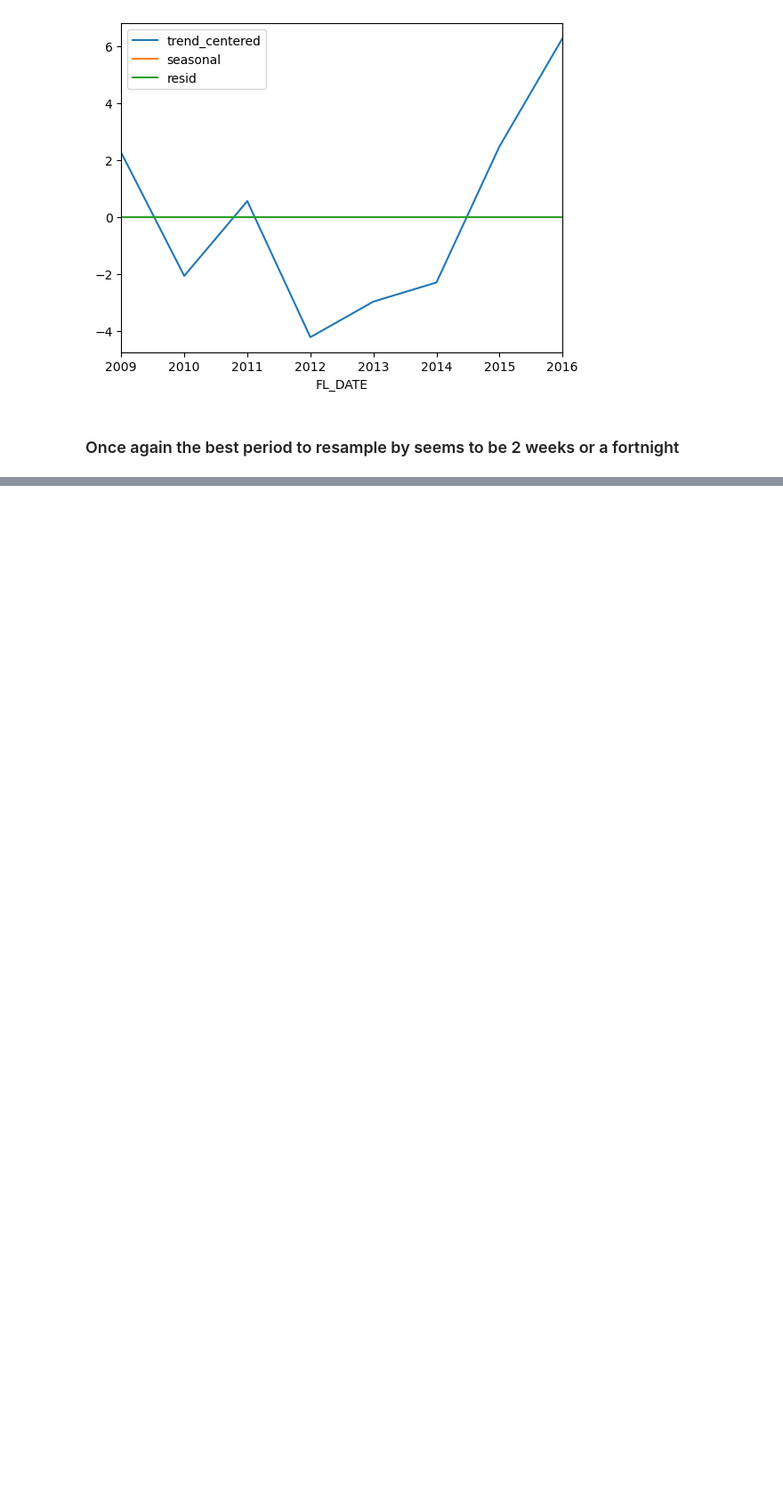
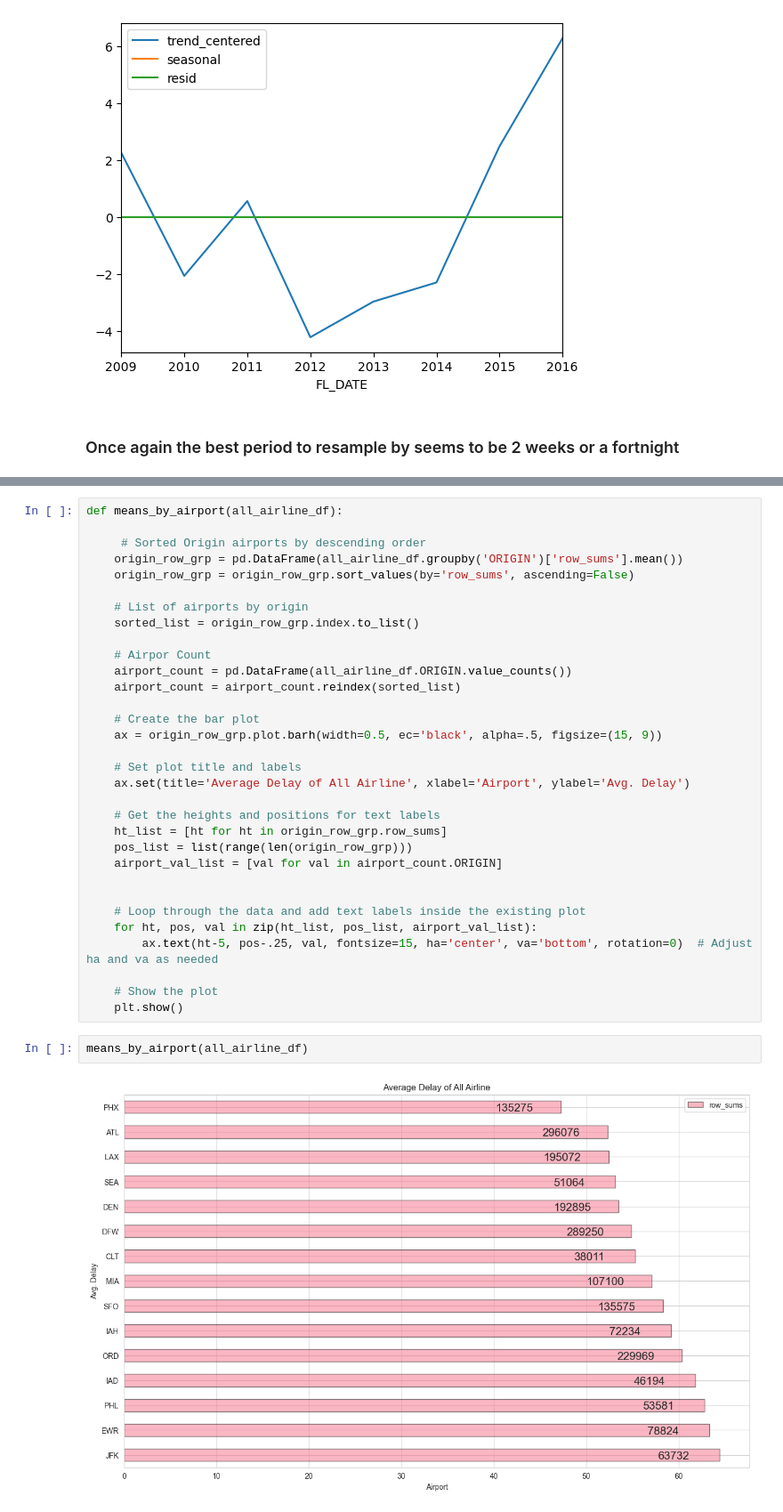
Before and after one commit to CLOUD-NINE-FLIGHT-SOLUTIONS/CLOUD-NINE-FLIGHT-SOLUTIONS, a Jupyter notebook: Mannie/explore.ipynb, the cells around one changed output, grey strips where cells are left out. Shown at 89% size. Drawn from its saved outputs; the diff is of its cells as text; blank space fills up the shorter version.

```diff
--- a/Mannie/explore.ipynb
+++ b/Mannie/explore.ipynb
@@ -954,0 +1046,36 @@ decomposition[['trend_centered', 'seasonal', 'resid']].plot();
+# %%
+def means_by_airport(all_airline_df):
+
+     # Sorted Origin airports by descending order
+    origin_row_grp = pd.DataFrame(all_airline_df.groupby('ORIGIN')['row_sums'].mean())
+    origin_row_grp = origin_row_grp.sort_values(by='row_sums', ascending=False)
+
+    # List of airports by origin
+    sorted_list = origin_row_grp.index.to_list()
+
+    # Airpor Count
+    airport_count = pd.DataFrame(all_airline_df.ORIGIN.value_counts())
+    airport_count = airport_count.reindex(sorted_list)
+
+    # Create the bar plot
+    ax = origin_row_grp.plot.barh(width=0.5, ec='black', alpha=.5, figsize=(15, 9))
+
+    # Set plot title and labels
+    ax.set(title='Average Delay of All Airline', xlabel='Airport', ylabel='Avg. Delay')
+
+    # Get the heights and positions for text labels
+    ht_list = [ht for ht in origin_row_grp.row_sums]
+    pos_list = list(range(len(origin_row_grp)))
+    airport_val_list = [val for val in airport_count.ORIGIN]
+
+
+    # Loop through the data and add text labels inside the existing plot
+    for ht, pos, val in zip(ht_list, pos_list, airport_val_list):
+        ax.text(ht-5, pos-.25, val, fontsize=15, ha='center', va='bottom', rotation=0)  # Adjust ha and va as needed
+
+    # Show the plot
+    plt.show()
+# %%
+means_by_airport(all_airline_df)
+# %% [output]
+[figure, added]
```
Also changed, not shown: parts of 108 cells of this notebook.
